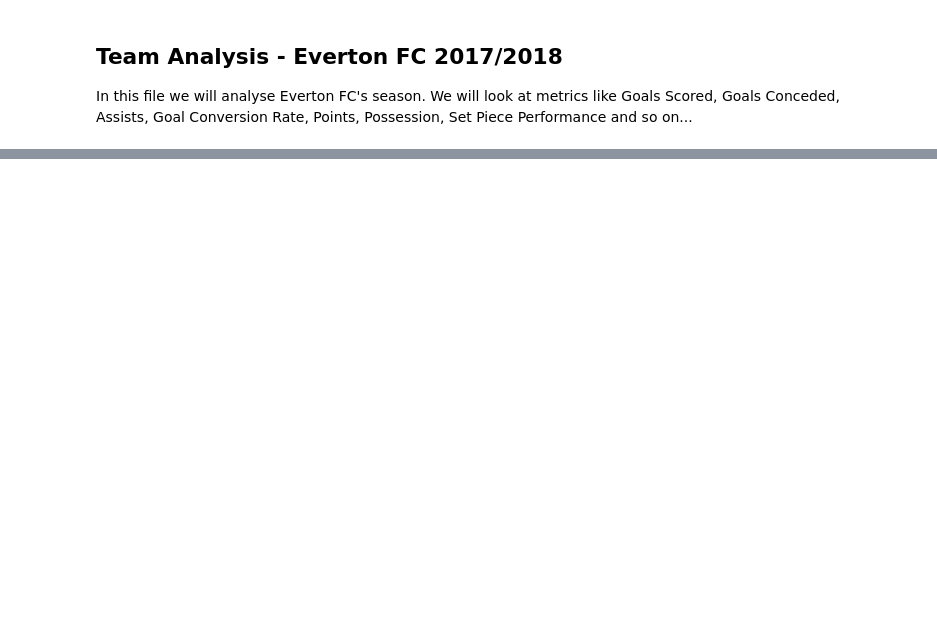
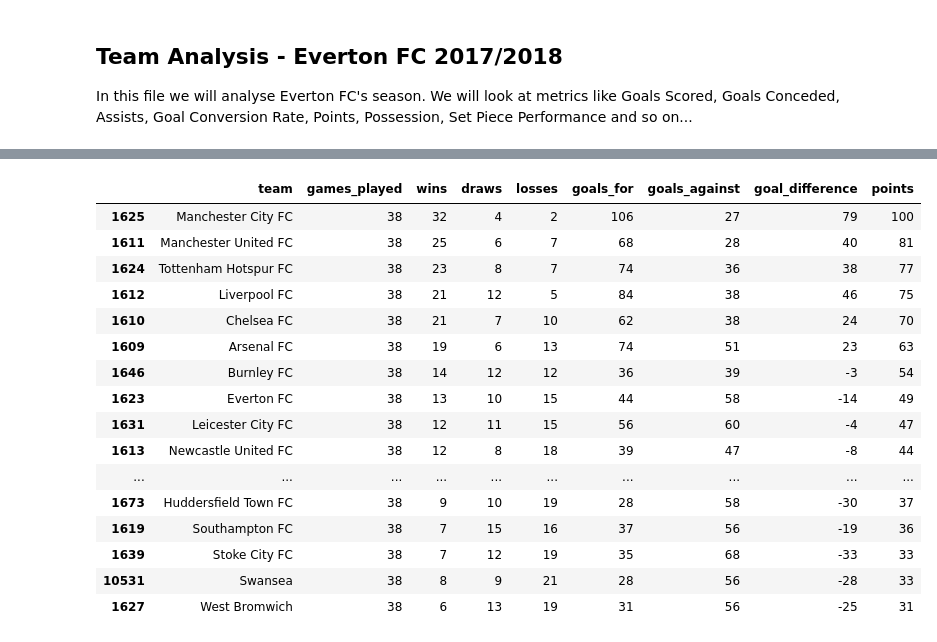
Before and after one commit to G4din/DM-Football, a Jupyter notebook: analysis/team_analysis.ipynb, the cells around one changed output, grey strips where cells are left out. Drawn from its saved outputs; the diff is of its cells as text; code cells hidden in the pictures; blank space fills up the shorter version.

Commit message:
team analysis

```diff
--- a/analysis/team_analysis.ipynb
+++ b/analysis/team_analysis.ipynb
@@ -49,0 +34,9 @@ print(everton_player_ids)
+# %%
+# We want to extract the data from all the teams in different dataframes so we can compare them
+# import teams data so we can get their team names
+path = os.path.join(str(pathlib.Path().resolve().parents[0]), 'src', 'wyscout', "teams.json")
+with open(path) as f:
+    data = json.load(f)
+teams = pd.DataFrame(data)
+
+teams.head(5)
@@ -50,7 +200,8 @@ print(everton_player_ids)
 # %%
-path = os.path.join(str(pathlib.Path().resolve().parents[0]), 'src', 'wyscout', 'players.json')
+# import match data so we can get stats from the teams performance
+path = os.path.join(str(pathlib.Path().resolve().parents[0]), 'src', 'wyscout', "matches", 'matches_England.json')
 with open(path) as f:
     data = json.load(f)
-players = pd.DataFrame(data)
+matches = pd.DataFrame(data)
 
-players = players.rename(columns={"wyId":"playerId"})
+matches.head(5)
@@ -79,0 +215,81 @@ Name: eventName, dtype: int64
+# %%
+# We can now check the amount of matches each team won, lost and drew, how many goals they scored and conceded
+
+# Create a dataframe for the stats
+# Let the team_ids be the index for the dataframe
+# Create a column for each stat
+# Set all the values to 0
+# We will then update the values with the stats from the matches dataframe
+stats = pd.DataFrame(index=team_ids, columns=['team','games_played', 'wins', 'draws', 'losses', 'goals_for', 'goals_against', 'goal_difference', 'points'])
+
+teams = [str(i) for i in team_names]
+stats['team'] = teams
+
+stats = stats.fillna(0)
+
+# Loop through each match
+# Check if the team is the home team or away team
+# Update the stats accordingly
+# We need to check the teamid corresponds to what name and place the stats in the correct row
+
+for index, row in matches.iterrows():
+
+    # Get the home and away team id
+    home_team = row['teamsData'][str(list(row['teamsData'].keys())[0])]['teamId']
+    away_team = row['teamsData'][str(list(row['teamsData'].keys())[1])]['teamId']
+
+    # Get the score for the home and away team
+    home_score = row['teamsData'][str(list(row['teamsData'].keys())[0])]['score']
+    away_score = row['teamsData'][str(list(row['teamsData'].keys())[1])]['score']
+
+    # Home team wins
+    if home_score > away_score:
+        stats.at[home_team, 'wins'] += 1
+        stats.at[away_team, 'losses'] += 1
+        stats.at[home_team, 'points'] += 3
+
+    # Away team wins
+    elif home_score < away_score:
+        stats.at[home_team, 'losses'] += 1
+        stats.at[away_team, 'wins'] += 1
+        stats.at[away_team, 'points'] += 3
+
+    # Draw
+    else:
+        stats.at[home_team, 'draws'] += 1
+        stats.at[away_team, 'draws'] += 1
+        stats.at[home_team, 'points'] += 1
+        stats.at[away_team, 'points'] += 1
+
+    # Update goals scored, conceded and games played
+    stats.at[home_team, 'goals_for'] += home_score
+    stats.at[home_team, 'goals_against'] += away_score
+    stats.at[away_team, 'goals_for'] += away_score
+    stats.at[away_team, 'goals_against'] += home_score
+    stats.at[home_team, 'games_played'] += 1
+    stats.at[away_team, 'games_played'] += 1
+
+# Goal difference = goals scored - goals conceded
+stats['goal_difference'] = stats['goals_for'] - stats['goals_against']
+
+# Sort stats by points
+stats = stats.sort_values(by=['points'], ascending=False)
+stats
+# %% [output]
+|  | team | games_played | wins | draws | losses | goals_for | goals_against | goal_difference | points |
+| 1625 | Manchester City FC | 38 | 32 | 4 | 2 | 106 | 27 | 79 | 100 |
+| 1611 | Manchester United FC | 38 | 25 | 6 | 7 | 68 | 28 | 40 | 81 |
+| 1624 | Tottenham Hotspur FC | 38 | 23 | 8 | 7 | 74 | 36 | 38 | 77 |
+| 1612 | Liverpool FC | 38 | 21 | 12 | 5 | 84 | 38 | 46 | 75 |
+| 1610 | Chelsea FC | 38 | 21 | 7 | 10 | 62 | 38 | 24 | 70 |
+| 1609 | Arsenal FC | 38 | 19 | 6 | 13 | 74 | 51 | 23 | 63 |
+| 1646 | Burnley FC | 38 | 14 | 12 | 12 | 36 | 39 | -3 | 54 |
+| 1623 | Everton FC | 38 | 13 | 10 | 15 | 44 | 58 | -14 | 49 |
+| 1631 | Leicester City FC | 38 | 12 | 11 | 15 | 56 | 60 | -4 | 47 |
+| 1613 | Newcastle United FC | 38 | 12 | 8 | 18 | 39 | 47 | -8 | 44 |
+| ... | ... | ... | ... | ... | ... | ... | ... | ... | ... |
+| 1673 | Huddersfield Town FC | 38 | 9 | 10 | 19 | 28 | 58 | -30 | 37 |
+| 1619 | Southampton FC | 38 | 7 | 15 | 16 | 37 | 56 | -19 | 36 |
+| 1639 | Stoke City FC | 38 | 7 | 12 | 19 | 35 | 68 | -33 | 33 |
+| 10531 | Swansea | 38 | 8 | 9 | 21 | 28 | 56 | -28 | 33 |
+| 1627 | West Bromwich | 38 | 6 | 13 | 19 | 31 | 56 | -25 | 31 |
```
Also changed, not shown: parts of 12 cells of this notebook.
